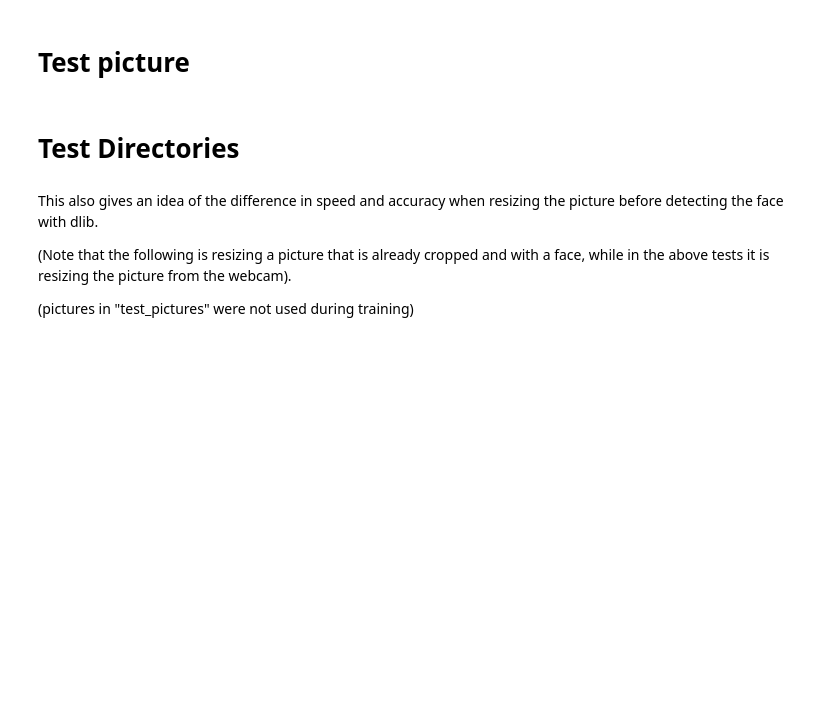
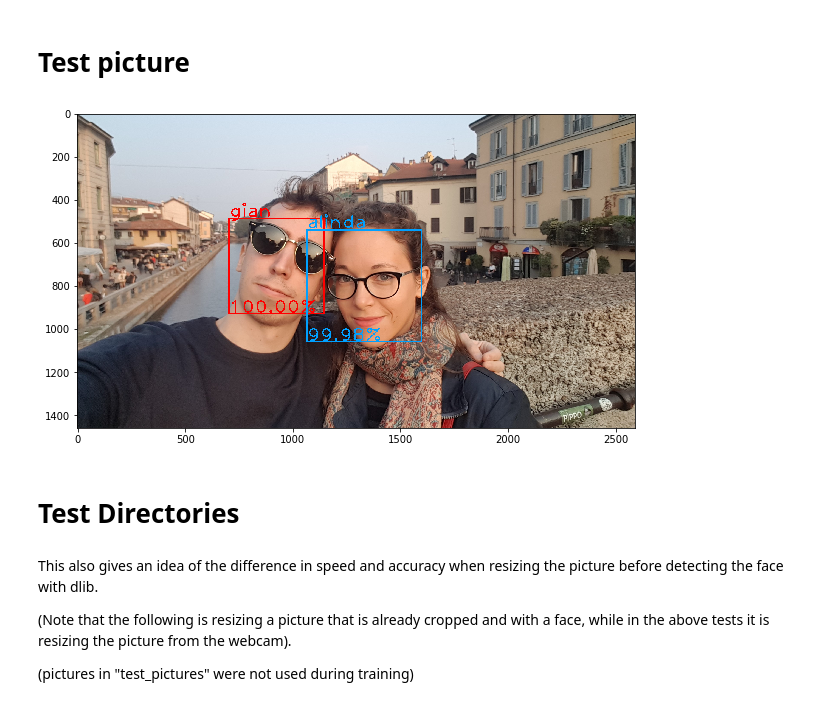
Before and after one commit to GianCarloMilanese/dsim_project, a Jupyter notebook: Images/3_test_model_images.ipynb, the cells around one changed output. Saved outputs shown, nothing was run; the diff lists cells and outputs as text; code cells hidden in the pictures; blank space fills up the shorter version.

Commit message:
Change function for testing a single picture

```diff
--- a/Images/3_test_model_images.ipynb
+++ b/Images/3_test_model_images.ipynb
@@ -48,7 +48,7 @@ Good models:
 - 20 (model trained on heavily resized pictures)
 - 21? (model trained also on pictures where Khaled is not wearing glasses, needs further testing)
 # %%
-model_name = "maxpool"
+model_name = "20"
 model, labels, preprocess_fun = utils_2d.load_model(model_name)
 # %%
 # check
@@ -216,16 +212,0 @@ face_detector = cv.CascadeClassifier(model_filename)
-# %%
-def test_picture(filename, model, labels, mask, preprocess_fun = preprocess_fun, new_width=500,
-                 threshold = 50, resize = None, cut = False):
-    # might make sense to test on some pictures not used during training
-
-    img = cv.imread(filename)
-
-    if resize is not None:
-        img = imutils.resize(img, resize)
-    img2 = add_box(img, model, labels, mask, preprocess_fun, new_width, threshold=threshold)[:,:,::-1]
-
-    plt.figure(figsize=(14,7))
-    plt.imshow(img2)
-    plt.show()
-
-    return img2
@@ -232,5 +291,7 @@ def test_picture(filename, model, labels, mask, preprocess_fun = preprocess_fun,
 # %%
-img = test_picture("misc_pictures/13.jpg", model, labels, mask, resize = 400, new_width=450)
+img = test_picture("misc_pictures/6.jpg", model, labels, mask, resize=200)
+# %% [output]
+[figure, added]
 # %% [markdown]
 # Test Directories
 # %%
```
Also changed, not shown: parts of 7 cells of this notebook.
